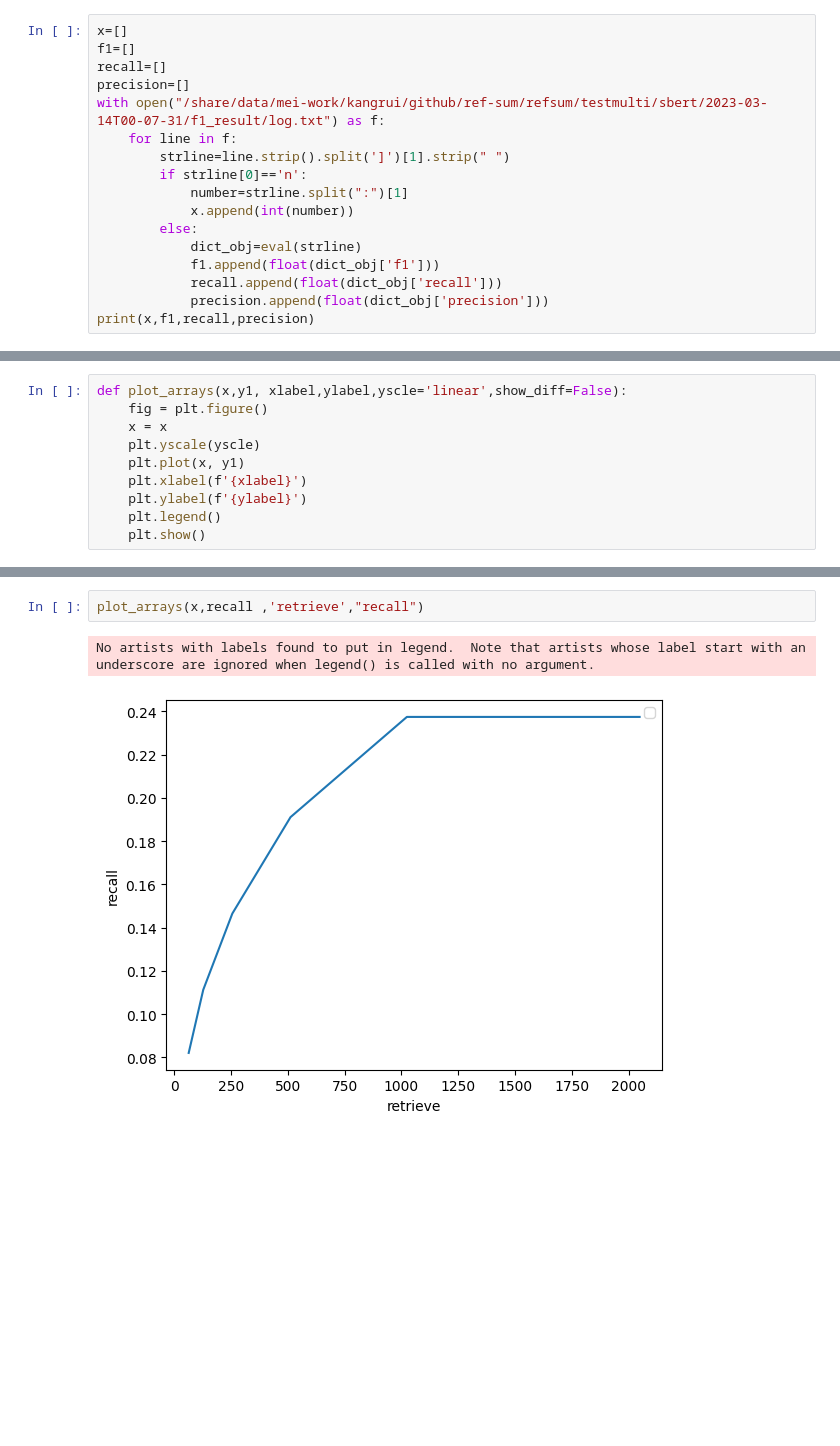
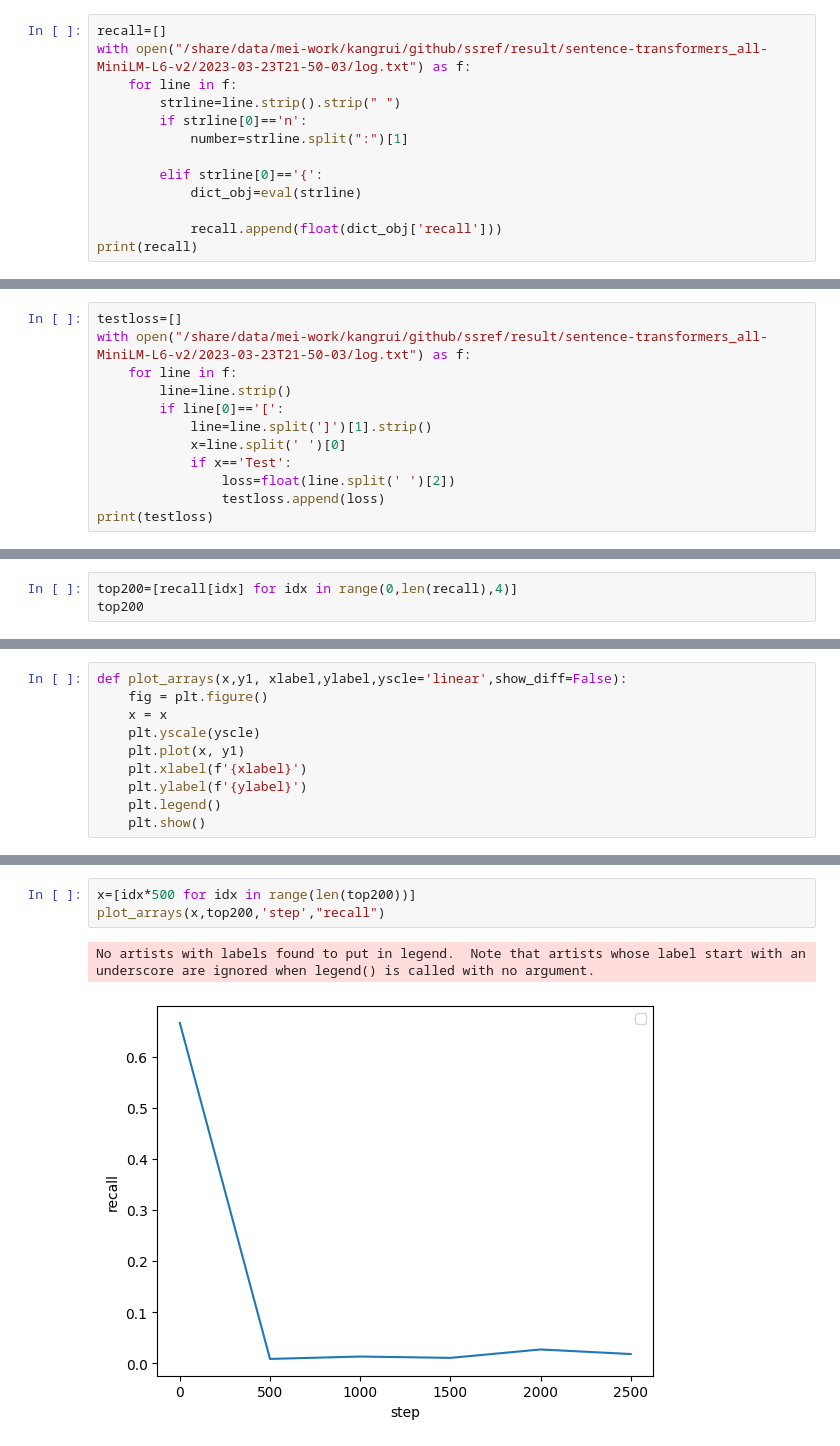
Before and after one commit to JamesKrW/ssref, a Jupyter notebook: run/draw_result.ipynb, the cells around one changed output, grey strips where cells are left out. Saved outputs shown, nothing was run; the diff lists cells and outputs as text; blank space fills up the shorter version.

```diff
--- a/run/draw_result.ipynb
+++ b/run/draw_result.ipynb
@@ -2,20 +2,16 @@
 from matplotlib import pyplot as plt
 import numpy as np
 # %%
-x=[]
-f1=[]
 recall=[]
-precision=[]
-with open("/share/data/mei-work/kangrui/github/ref-sum/refsum/testmulti/sbert/2023-03-14T00-07-31/f1_result/log.txt") as f:
+with open("/share/data/mei-work/kangrui/github/ssref/result/sentence-transformers_all-MiniLM-L6-v2/2023-03-23T21-50-03/log.txt") as f:
     for line in f:
-        strline=line.strip().split(']')[1].strip(" ")
+        strline=line.strip().strip(" ")
         if strline[0]=='n':
             number=strline.split(":")[1]
-            x.append(int(number))
-        else:
+
+        elif strline[0]=='{':
             dict_obj=eval(strline)
-            f1.append(float(dict_obj['f1']))
+
             recall.append(float(dict_obj['recall']))
-            precision.append(float(dict_obj['precision']))
-print(x,f1,recall,precision)
+print(recall)
 # %% [output]
@@ -22,0 +19,12 @@ print(x,f1,recall,precision)
+# %%
+testloss=[]
+with open("/share/data/mei-work/kangrui/github/ssref/result/sentence-transformers_all-MiniLM-L6-v2/2023-03-23T21-50-03/log.txt") as f:
+    for line in f:
+        line=line.strip()
+        if line[0]=='[':
+            line=line.split(']')[1].strip()
+            x=line.split(' ')[0]
+            if x=='Test':
+                loss=float(line.split(' ')[2])
+                testloss.append(loss)
+print(testloss)
@@ -22,0 +33,3 @@ print(x,f1,recall,precision)
+# %%
+top200=[recall[idx] for idx in range(0,len(recall),4)]
+top200
@@ -43,5 +53,6 @@ No artists with labels found to put in legend.  Note that artists whose label st
-# %%
-plot_arrays(x,recall ,'retrieve',"recall")
-# %% [output]
-No artists with labels found to put in legend.  Note that artists whose label start with an underscore are ignored when legend() is called with no argument.
-[figure, removed]
+# %%
+x=[idx*500 for idx in range(len(top200))]
+plot_arrays(x,top200,'step',"recall")
+# %% [output]
+No artists with labels found to put in legend.  Note that artists whose label start with an underscore are ignored when legend() is called with no argument.
+[figure, added]
```
Also changed, not shown: parts of 7 cells of this notebook, 3 other files.
